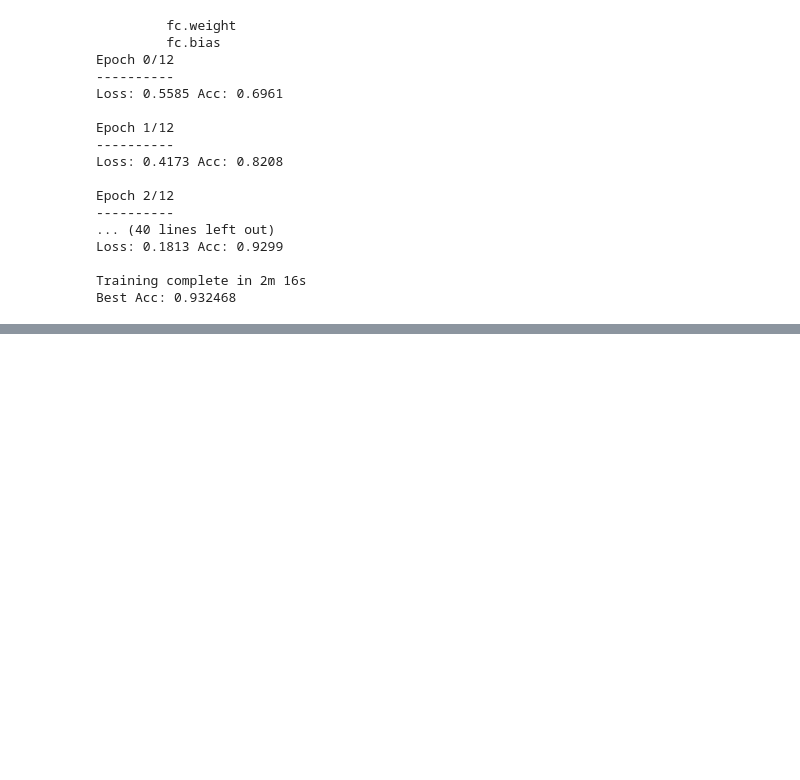
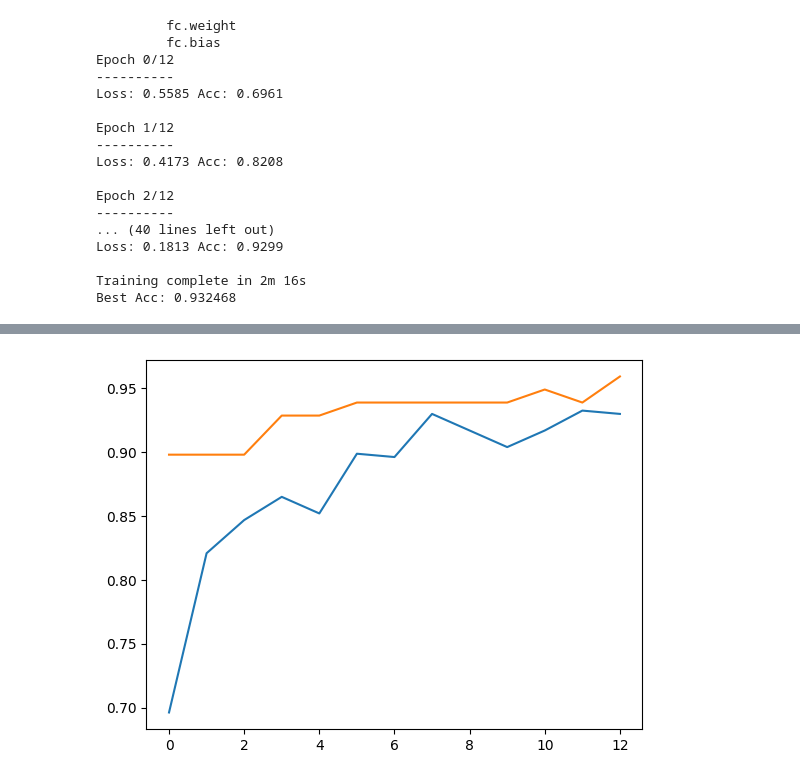
Before and after one commit to HyeJung-Hwang/23-2_MMStudy_Analysis_F, a Jupyter notebook: chap5_practice.ipynb, the cells around one changed output, grey strips where cells are left out. Saved outputs shown, nothing was run; the diff lists cells and outputs as text; code cells hidden in the pictures; blank space fills up the shorter version.

Commit message:
feat: 모델 test

```diff
--- a/chap5_practice.ipynb
+++ b/chap5_practice.ipynb
@@ -396,3 +396,25 @@ Loss: 0.1813 Acc: 0.9299
 
 Training complete in 2m 16s
 Best Acc: 0.932468
+# %%
+"./080289/chap05/results/"
+test_path = './080289/chap05/data/catanddog/test'
+
+transform = transforms.Compose(
+                [
+                    transforms.Resize(224),
+                    transforms.CenterCrop(224),
+                    transforms.ToTensor(),
+                ])
+test_dataset = torchvision.datasets.ImageFolder(
+    root=test_path,
+    transform=transform
+)
+test_loader = torch.utils.data.DataLoader(
+    test_dataset,
+    batch_size=32,
+    num_workers=1,
+    shuffle=True
+)
+
+print(len(test_dataset))
@@ -398,0 +423,5 @@ Best Acc: 0.932468
+# %%
+from test import eval_model
+
+device = torch.device("cuda:0" if torch.cuda.is_available() else "cpu")
+val_acc_hist = eval_model(resnet18, test_loader, device)
@@ -398,0 +446,6 @@ Best Acc: 0.932468
+# %%
+plt.plot(train_acc_hist)
+plt.plot(val_acc_hist)
+plt.show()
+# %% [output]
+[figure, added]
```
Also changed, not shown: parts of 3 cells of this notebook.
